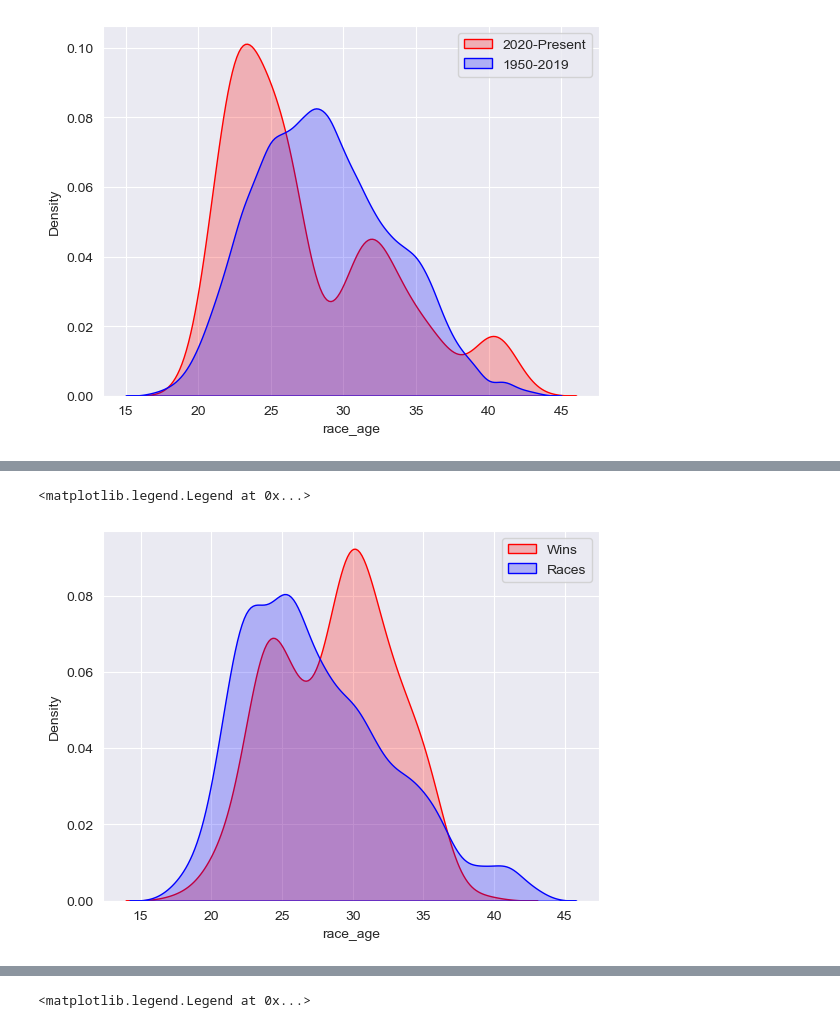
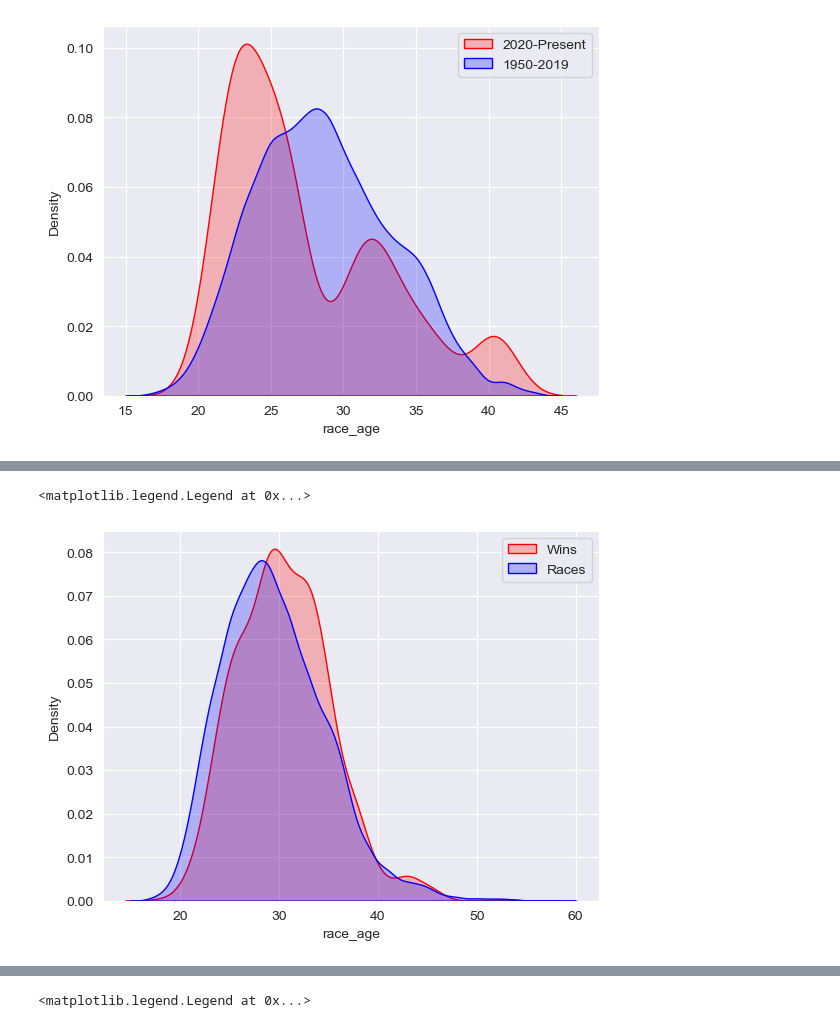
Before and after one commit to austin-mccollum/nycdsa_python_project, a Jupyter notebook: driver_age.ipynb, the cells around one changed output, grey strips where cells are left out. Saved outputs shown, nothing was run; the diff lists cells and outputs as text; code cells hidden in the pictures.

```diff
--- a/driver_age.ipynb
+++ b/driver_age.ipynb
@@ -80,9 +85,10 @@ age_distro[age_distro.date.dt.year<start_year]['race_age'].median()
 # %%
-start_year = 2010
+start_year = 1950
 sns.kdeplot(data=win_distro[win_distro.date.dt.year>=start_year], x='race_age', label ='Wins', color='red', fill=True)
 sns.kdeplot(data=age_distro[age_distro.date.dt.year>=start_year], x='race_age', label ='Races', color='blue', fill=True)
+
 # sns.kdeplot(age_distro, x='race_age', stat='percent', discrete=True, label = 'Races', kde=True)
 plt.legend()
 # %% [output]
 <matplotlib.legend.Legend at 0x...>
-[figure, old version]
+[figure, new version]
```
Also changed, not shown: parts of 4 cells of this notebook, 4 other files.
